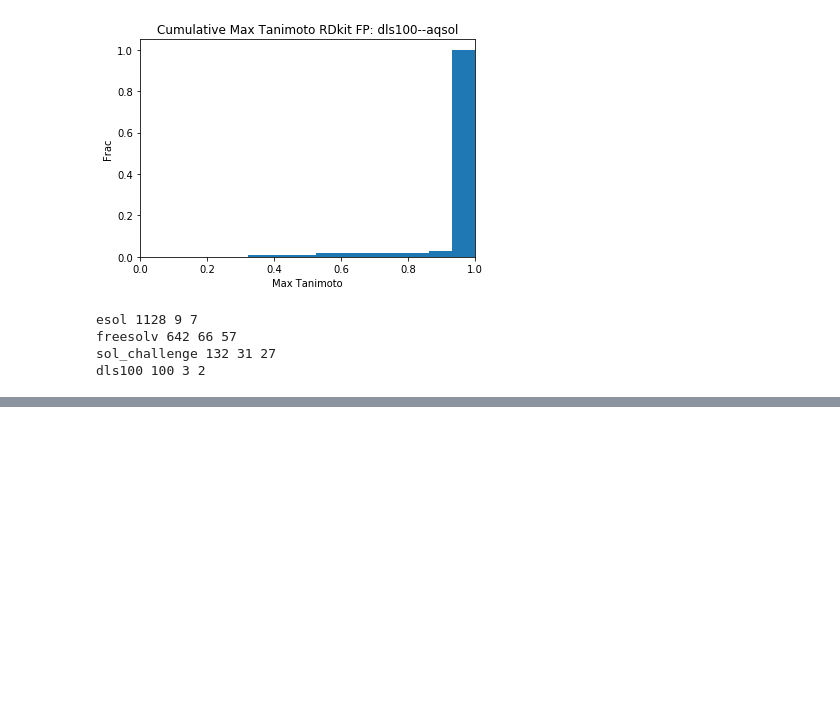
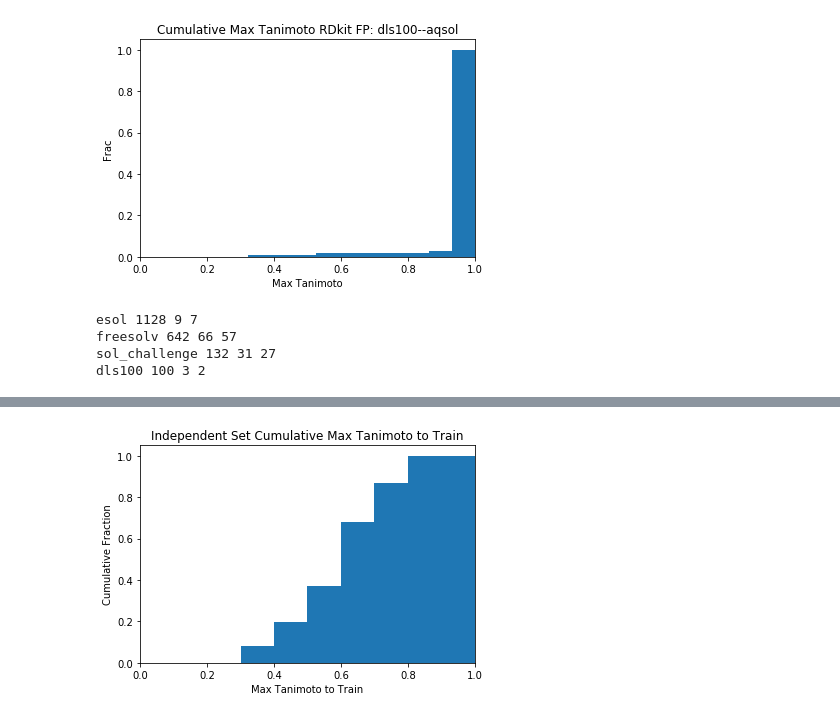
Before and after one commit to francoep/MAT, a Jupyter notebook: aqsol.ipynb, the cells around one changed output, grey strips where cells are left out. Saved outputs shown, nothing was run; the diff lists cells and outputs as text; code cells hidden in the pictures; blank space fills up the shorter version.

```diff
--- a/aqsol.ipynb
+++ b/aqsol.ipynb
@@ -1339,0 +1496,7 @@ dls100 100 3 2
+# %%
+train=get_fingerprints('data/aqsol/aqsol.csv')
+test=get_fingerprints('data/sol_challenge/independent_sol.csv')
+
+vals=[]
+for fp in test:
+    vals.append(find_max_Tanimoto(fp,train))
@@ -1339,0 +1521,10 @@ dls100 100 3 2
+# %%
+fig=plt.figure()
+plt.hist(vals,bins=np.arange(0,1.1,0.1),density=True,cumulative=True)
+plt.xlim((0,1))
+plt.xlabel('Max Tanimoto to Train')
+plt.ylabel('Cumulative Fraction')
+plt.title('Independent Set Cumulative Max Tanimoto to Train')
+plt.savefig('aqsol_cum_m_tani_ind_test.png',dpi=1000)
+# %% [output]
+[figure, added]
```
Also changed, not shown: parts of 18 cells of this notebook, 1 other file.
